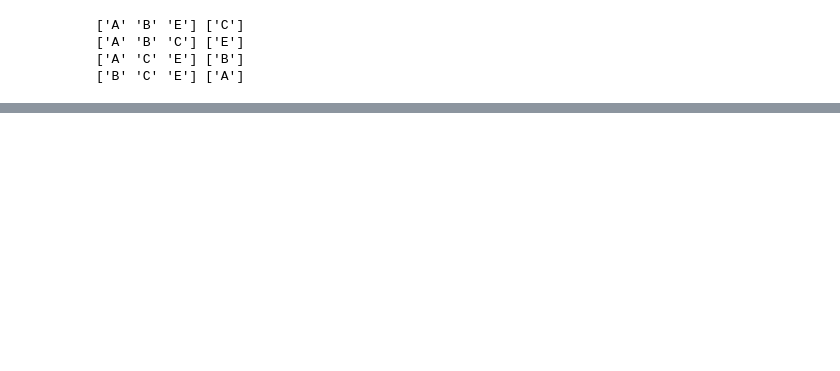
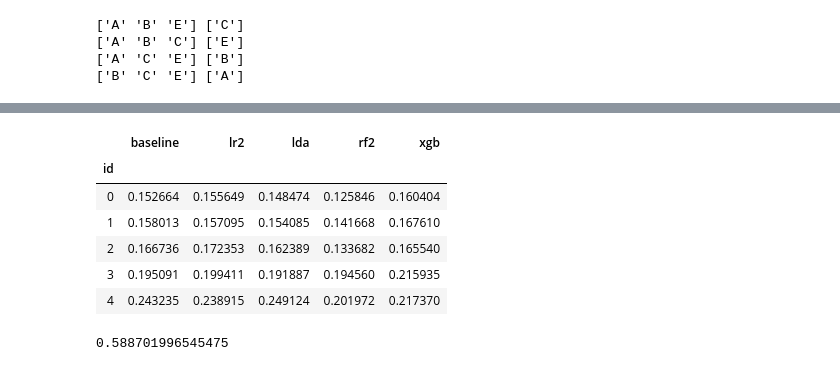
Before and after one commit to sunkusun9/DS_Lv3_2407, a Jupyter notebook: sec_ds_lv3_prob1_kaggle.ipynb, the cells around one changed output, grey strips where cells are left out. Saved outputs shown, nothing was run; the diff lists cells and outputs as text; code cells hidden in the pictures; blank space fills up the shorter version.

```diff
--- a/sec_ds_lv3_prob1_kaggle.ipynb
+++ b/sec_ds_lv3_prob1_kaggle.ipynb
@@ -161,0 +388,12 @@ cross_validate(
+# %%
+# XGB: XGBoost
+
+import xgboost as xgb
+ct = ColumnTransformer([
+    ('pt', 'passthrough', ['loading', 'na_1', 'na_2'] + ['measurement_{}'.format(i) for i in range(18)])
+])
+clf_xgb = xgb.XGBClassifier(
+    # TODO Tuning
+)
+clf_xgb = make_pipeline(ct, clf_xgb)
+eval_model('xgb', clf_xgb)
@@ -161,0 +465,49 @@ cross_validate(
+# %%
+# 1단계: Cross Validation 예측결과를 모아 메타 모델 학습을 위한 데이터셋을 만듭니다.
+
+# 메타 모델이 접하게되는 데이터는 1차 모델의 예측 결과 인데,
+# 일반화 성능을 높이려면 이 데이터의 분포가 학습하지 않았던 데이터의 분포와 비슷해야 합니다.
+# 학습에 사용되지 않았던 겹외셋의 예측 결과 사용하여,
+# 이렇게 데이터의 분포를 실제 예측시의 분포와 최대한 유사하게 해줍니다.
+from sklearn.model_selection import cross_val_predict
+model_list = [
+    ('baseline', clf_lr), # LR + SFS
+    ('lr2', clf_lr2), # LR.2: LR + feature PCA
+    ('lda', clf_lda), # LDA
+    ('rf2', clf_rf2), # RF + LDA
+    ('xgb', clf_xgb), # XGB
+]
+# 메타모델을 위한 학습셋을 만듭니다.
+# cross_val_predict는 교차검증의 예측 결과를 입력 변수의 순서에 맞게 제공합니다.
+df_cv = pd.concat([
+    pd.Series(
+        cross_val_predict(
+            clf, df_train[X_all], df_train['failure'], groups=df_train['product_code'], cv=gcv, method='predict_proba'
+        )[:, 1],
+        index=df_train.index, name=model_name
+    )
+    for model_name, clf in model_list
+], axis=1)
+df_cv.head()
+# %% [output]
+|  | baseline | lr2 | lda | rf2 | xgb |
+| id |  |  |  |  |  |
+| 0 | 0.152664 | 0.155649 | 0.148474 | 0.125846 | 0.160404 |
+| 1 | 0.158013 | 0.157095 | 0.154085 | 0.141668 | 0.167610 |
+| 2 | 0.166736 | 0.172353 | 0.162389 | 0.133682 | 0.165540 |
+| 3 | 0.195091 | 0.199411 | 0.191887 | 0.194560 | 0.215935 |
+| 4 | 0.243235 | 0.238915 | 0.249124 | 0.201972 | 0.217370 |
+# %%
+# 메타 모델을 검증을 해봅니다.
+from sklearn.linear_model import LogisticRegression
+from sklearn.model_selection import cross_val_score
+clf_meta_lr = LogisticRegression(solver='lbfgs')
+X_stk = ['baseline', 'lr2', 'lda', 'rf2', 'xgb']
+np.mean(
+    cross_val_score(
+        clf_meta_lr, df_cv[X_stk], df_train['failure'],
+        groups=df_train['product_code'], scoring='roc_auc', cv=gcv
+    )
+)
+# %% [output]
+0.588701996545475
```
Also changed, not shown: parts of 28 cells of this notebook.
